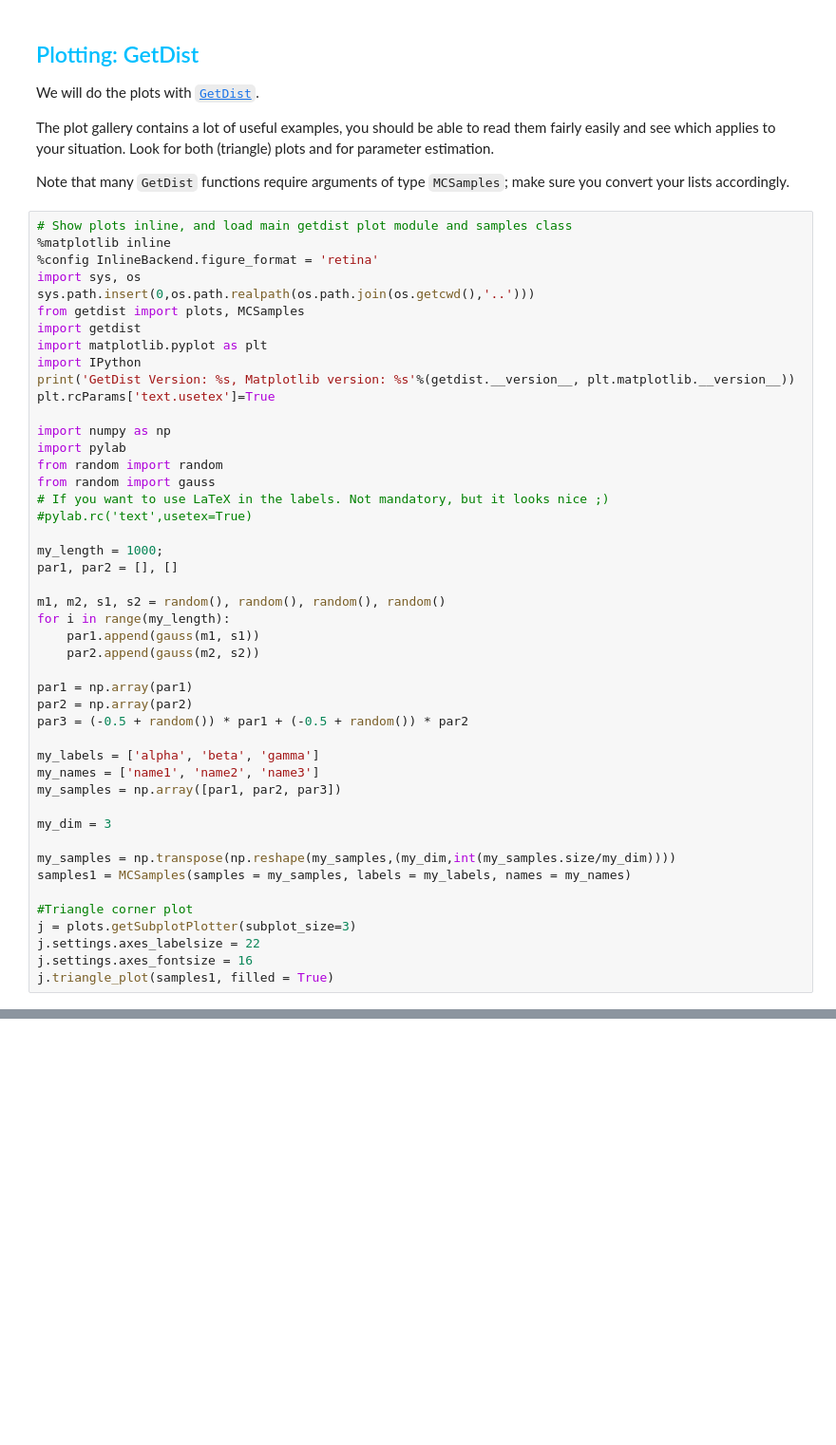
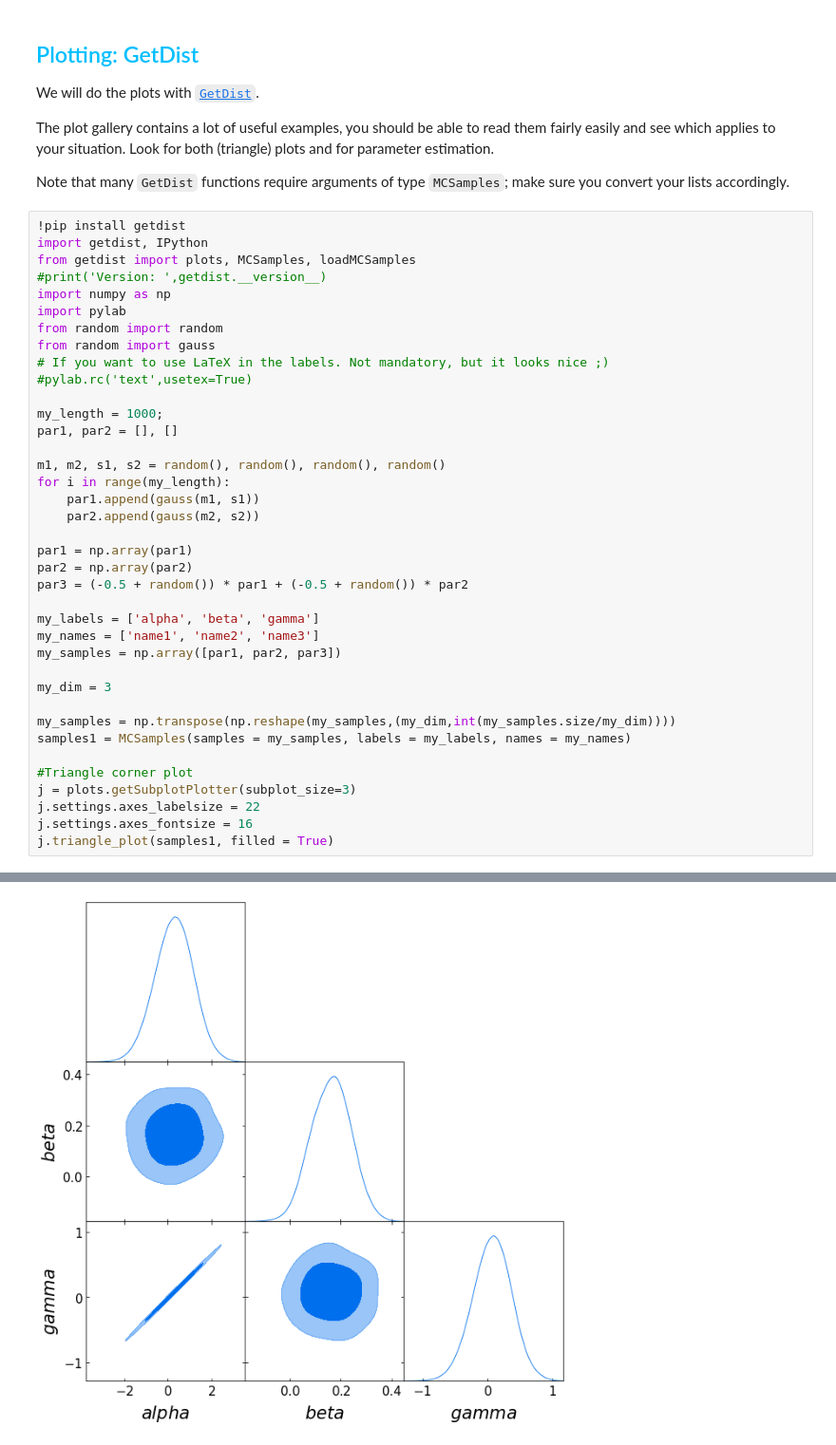
Before and after one commit to pauhsainz/PHY3008, a Jupyter notebook: CosmologyFINAL.ipynb, the cells around one changed output, grey strips where cells are left out. Shown at 95% size. Saved outputs shown, nothing was run; the diff lists cells and outputs as text; blank space fills up the shorter version.

```diff
--- a/CosmologyFINAL.ipynb
+++ b/CosmologyFINAL.ipynb
@@ -423,18 +415,10 @@ The plot gallery contains a lot of useful examples, you should be able to read t
 
 Note that many `GetDist` functions require arguments of type `MCSamples`; make sure you convert your lists accordingly.
 # %%
-# Show plots inline, and load main getdist plot module and samples class
-%matplotlib inline
-%config InlineBackend.figure_format = 'retina'
-import sys, os
-sys.path.insert(0,os.path.realpath(os.path.join(os.getcwd(),'..')))
-from getdist import plots, MCSamples
-import getdist
-import matplotlib.pyplot as plt
-import IPython
-print('GetDist Version: %s, Matplotlib version: %s'%(getdist.__version__, plt.matplotlib.__version__))
-plt.rcParams['text.usetex']=True
-
+!pip install getdist
+import getdist, IPython
+from getdist import plots, MCSamples, loadMCSamples
+#print('Version: ',getdist.__version__)
 import numpy as np
 import pylab
 from random import random
@@ -479 +466,2 @@ RuntimeError: ignored
+[figure, added]
 # %%
```
Also changed, not shown: parts of 4 cells of this notebook.
